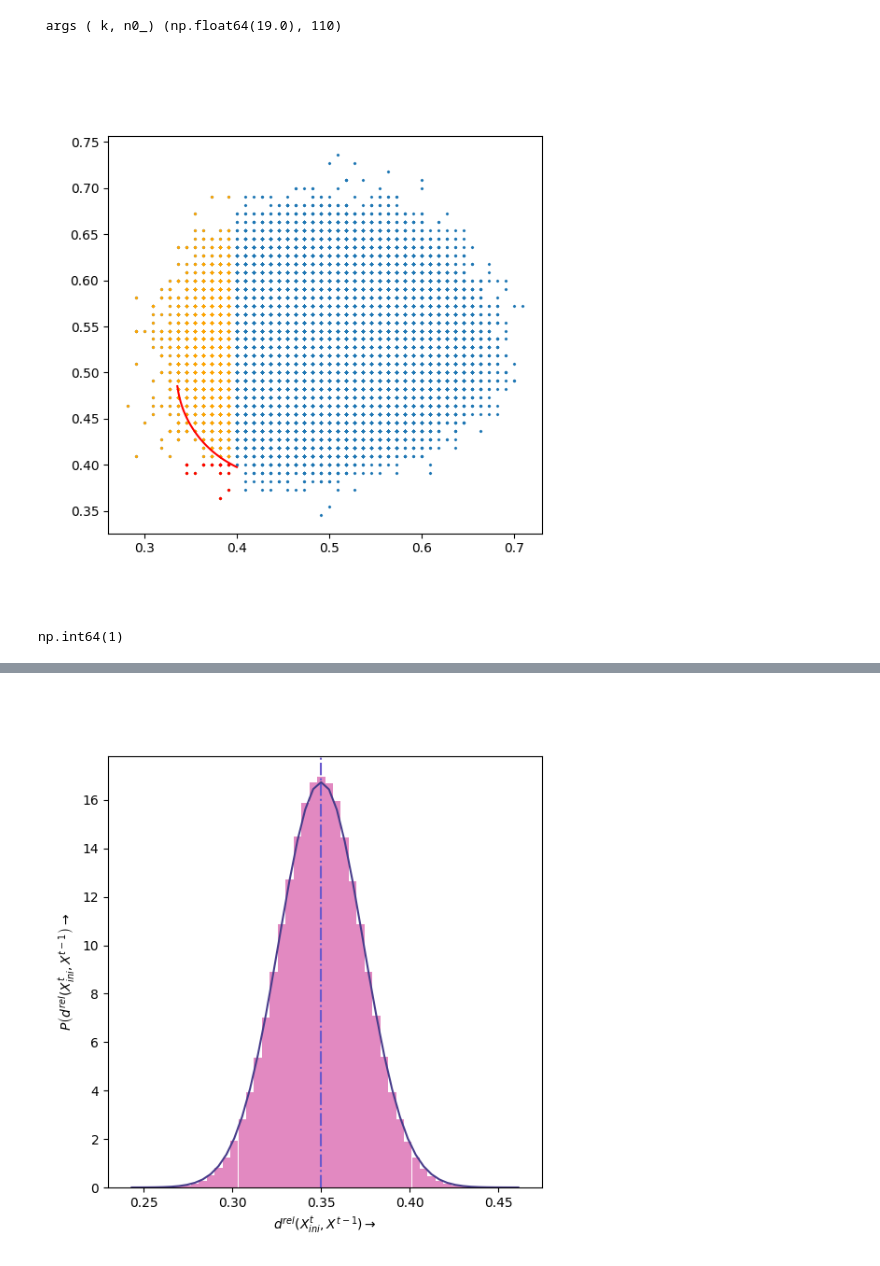
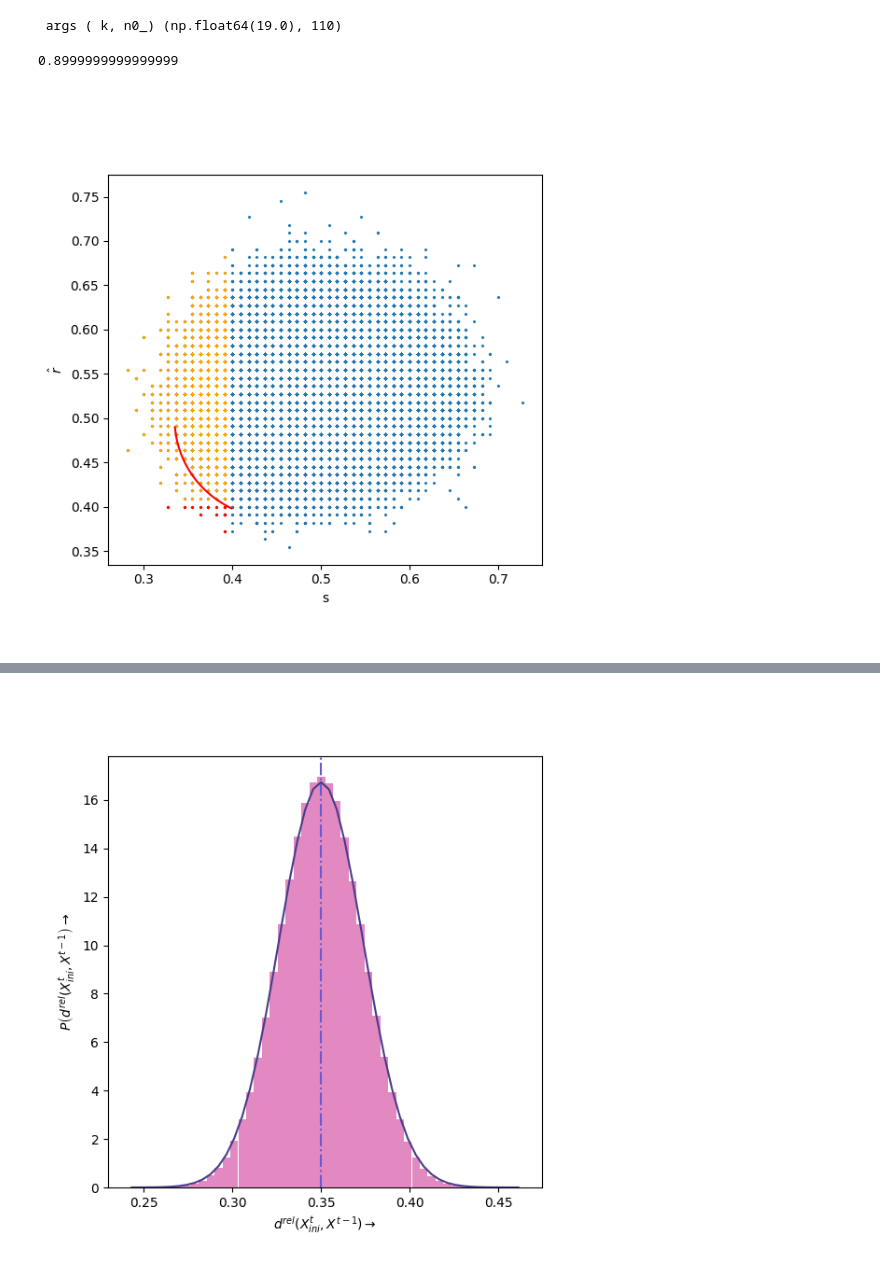
Before and after one commit to HimanshuSingh-all/code, a Jupyter notebook: string_simul.ipynb, the cells around one changed output, grey strips where cells are left out. Drawn from its saved outputs; the diff is of its cells as text; code cells hidden in the pictures.

```diff
--- a/string_simul.ipynb
+++ b/string_simul.ipynb
@@ -9,12 +9,12 @@ from len import bool_conv, inv_bool_conv, BinaryH, finite_len_ab, H
 finiteapprox = finite_len_ab()
 # Defining the constants
 n0_ =  220//2
-s_min = 0.394
-r_min = 0.401 #79
-qhat_pick_ = 0.350 # 0.33568
+s_min = 0.3988964280317111
+r_min = 0.40169499999999997 #79
+qhat_pick_ = 0.3504522613065327# 0.33568
 ALPHA = 0.5
 p_ = 0.00
-
+PREPL = 0.9
 # Other things
 q_ = bool_conv(p_, bool_conv(qhat_pick_,p_))
 n = int(n0_/(1-ALPHA))
@@ -77,11 +77,29 @@ def root(rh, s, k, n):
 print( 'The extra thing: ',  ( (1/2-4/2)*np.log2(2*np.pi*ALPHA*n) +1/(ALPHA*n) )/n )
 # %% [output]
 The extra thing:  -0.06427360388820254
+# %%
+from scipy.special import erfinv
+
+def compute_padding(extra_repl_p:float, alpha:float, n:int)->int:
+    """
+    Compute the extra margin which reduces the upper
+    bound on s.
+
+    ### Parameters
+    - extra_repl_p (float):
+    - alpha (float) :
+    - n (int) : The full length of the string
+    """
+    assert extra_repl_p <=0.5 and extra_repl_p >=0
+    assert alpha <=0.5
+    inve = erfinv(extra_repl_p*2)
+    coeff = (1-alpha)*np.sqrt(2)/(4*n)
+    return inve * coeff
 # %%
 s_plt = list()
 r_plt = list()
-
-smax = 1 - (1-2*qhat_pick_)/ALPHA
+pad = compute_padding(PREPL - 0.5, ALPHA, n)
+smax = 1 - (1-2*(qhat_pick_-pad))/ALPHA
 s_check = np.linspace(np.min(s_arr), smax , 100)
 print(f' args ( k, n0_) {( k, n0_)}')
 for ss in (s_check):
@@ -101,6 +119,12 @@ s_plt = np.array(s_plt)#[arg_inds]
 r_plt = np.array(r_plt)#[arg_inds]
 # %% [output]
  args ( k, n0_) (np.float64(19.0), 110)
+# %%
+from scipy.special import erf
+
+print( 0.5*(1 + erf(4*pad*n/(np.sqrt(2) * (1-ALPHA)))))
+# %% [output]
+0.8999999999999999
 # %%
 # #
 # # tolerance: Just doing a basic 1D grid search if the root(rh) -0 = tol
@@ -139,28 +163,30 @@ r_plt = np.array(r_plt)#[arg_inds]
 # %%
 # Plot
 inds_other = s_arr/4 + 0.25 <=qhat_pick_
 ind = s_arr <= s_min
 size = 2
 ind2 = np.logical_and(ind, rhat_arr<=r_min)
 
 plt.figure(figsize=(6,6))
 plt.scatter( s_arr, rhat_arr, s = size, marker='x')
+
 plt.scatter( s_arr[ind], rhat_arr[ind], s = size, marker='x',color = 'orange')
 # plt.scatter( s_arr[inds_other], rhat_arr[inds_other], s = size, marker='x',color = 'violet')
 plt.scatter( s_arr[ind2], rhat_arr[ind2], s = size, color = 'red', marker='x')
 plt.plot(s_plt, r_plt, color = 'red')
 plt.gca().set_aspect('equal', adjustable='box')
+plt.xlabel(r's')
+plt.ylabel(r'$\hat{r}$')
+plt.savefig('random_strings_rvs.png', dpi = 300)
 plt.show()
 # %% [output]
-[figure, old version]
+[figure, new version]
 # %%
 assert s_arr.shape == rhat_arr.shape
 worst_s_arr = np.max(s_arr[ind])
 get_worst_s_ind = s_arr == worst_s_arr
 get_best_r_in = rhat_arr == np.min(rhat_arr[s_arr == worst_s_arr])
 get_index = np.logical_and(get_worst_s_ind, get_best_r_in)
-np.sum(get_index)
+numgiven = np.sum(get_index)
-# %% [output]
-np.int64(1)
 # %%
 CONSTR_TARG = target_string
```
Also changed, not shown: parts of 3 cells of this notebook, 29 other files.
